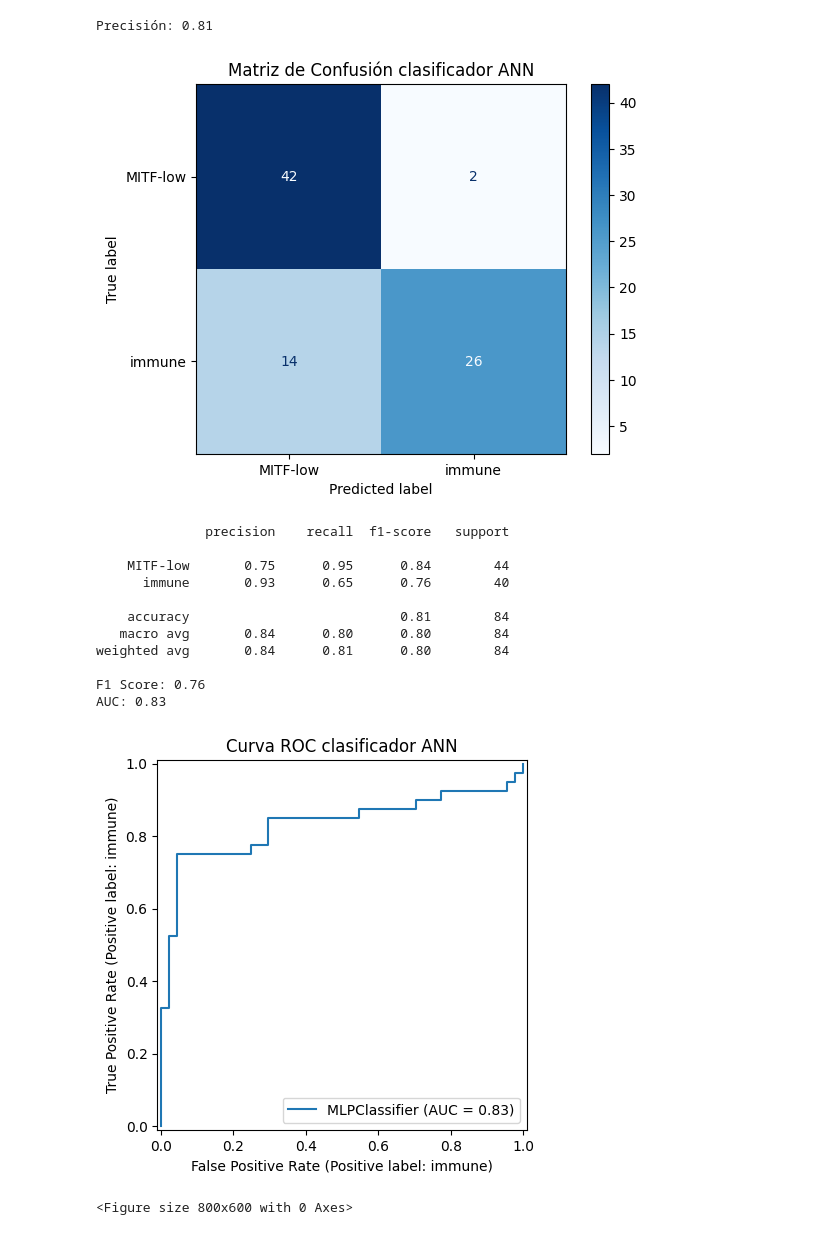
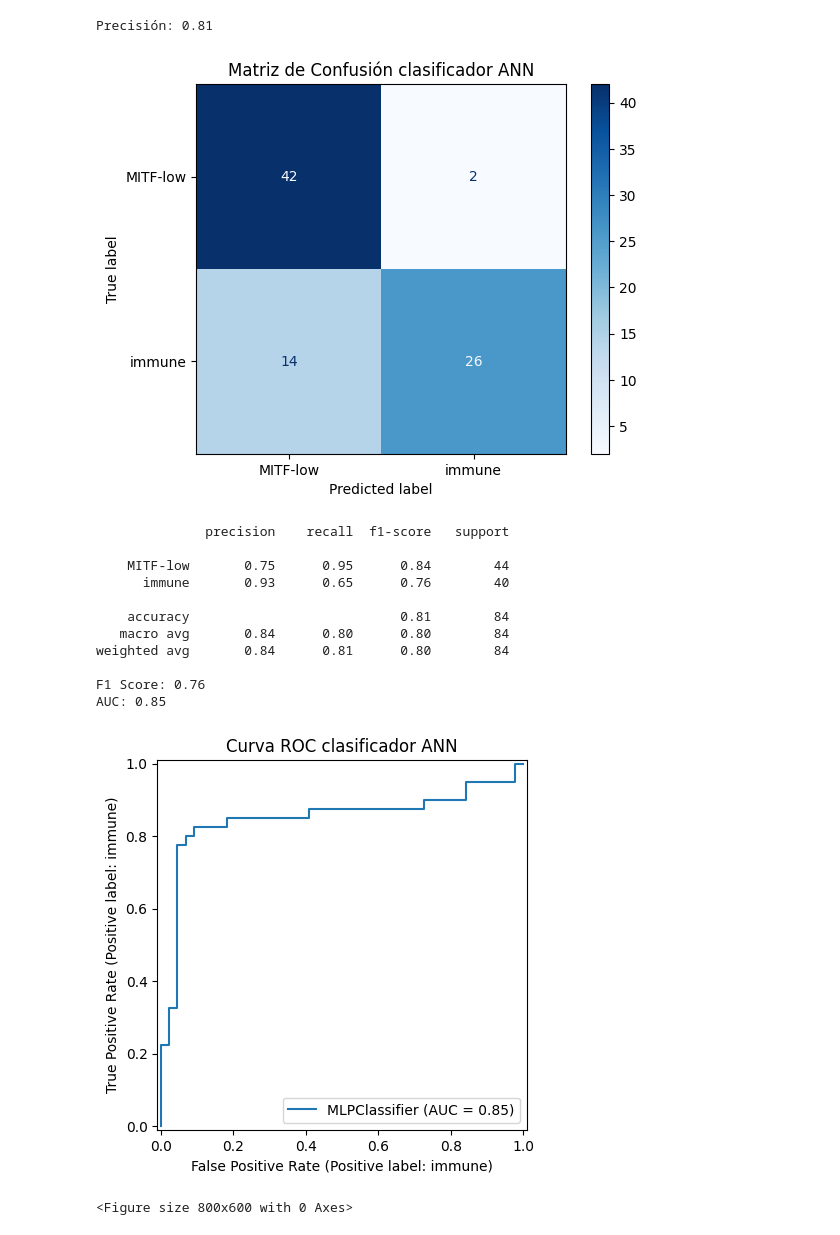
Before and after one commit to EnriGF/Proyecto_ML, a Jupyter notebook: RedesNeuronales.ipynb, the cells around one changed output. Drawn from its saved outputs; the diff is of its cells as text; code cells hidden in the pictures.

```diff
--- a/RedesNeuronales.ipynb
+++ b/RedesNeuronales.ipynb
@@ -37,12 +37,16 @@ Número de instancias en el conjunto de entrenamiento: 252; y test: 84
 # %%
 #Crear y entrenar la red neuronal
 from sklearn.neural_network import MLPClassifier
+from sklearn.preprocessing import StandardScaler
+scaler = StandardScaler()
+X_train_scaled = scaler.fit_transform(X_train)
+X_test_scaled = scaler.transform(X_test)
 clf = MLPClassifier(hidden_layer_sizes=(10,), max_iter=1000, random_state=42)
-clf.fit(X_train, y_train.squeeze()) #squeeze() para convertir la serie en un array unidimensional
+clf.fit(X_train_scaled, y_train.squeeze()) #squeeze() para convertir la serie en un array unidimensional
 
 #Evaluar el modelo
 from sklearn.metrics import accuracy_score
-y_pred = clf.predict(X_test)
+y_pred = clf.predict(X_test_scaled)
 acc = accuracy_score(y_test, y_pred)
 print(f'Precisión: {acc:.2f}')
 # %% [output]
@@ -50,36 +54,36 @@ Precisión: 0.81
 # %%
 #Vamos a mostrar diferentes métricas de evaluación
 import matplotlib.pyplot as plt
 from sklearn import metrics
 from sklearn.metrics import roc_curve, auc
-metrics.ConfusionMatrixDisplay.from_estimator(clf, X_test, y_test, cmap='Blues')
+metrics.ConfusionMatrixDisplay.from_estimator(clf, X_test_scaled, y_test, cmap='Blues')
 plt.title('Matriz de Confusión clasificador ANN')
 plt.show()
 
 print(metrics.classification_report(y_test, y_pred))
 f1 = metrics.f1_score(y_test,y_pred,pos_label='immune')
 print(f'F1 Score: {f1:.2f}')
 
-y_probs = clf.predict_proba(X_test)
+y_probs = clf.predict_proba(X_test_scaled)
 auc=metrics.roc_auc_score(y_test, y_probs[:,1])
 print(f'AUC: {auc:.2f}')
-metrics.RocCurveDisplay.from_estimator(clf, X_test,y_test)
+metrics.RocCurveDisplay.from_estimator(clf, X_test_scaled,y_test)
 plt.title('Curva ROC clasificador ANN')
 plt.show()
 # %% [output]
 [figure]
               precision    recall  f1-score   support
 
     MITF-low       0.75      0.95      0.84        44
       immune       0.93      0.65      0.76        40
 
     accuracy                           0.81        84
    macro avg       0.84      0.80      0.80        84
 weighted avg       0.84      0.81      0.80        84
 
 F1 Score: 0.76
-AUC: 0.83
+AUC: 0.85
-[figure, old version]
+[figure, new version]
 # %%
 #Creamos y entrenamos el clasificador con los datos 2D
 from sklearn.inspection import DecisionBoundaryDisplay
```
Also changed, not shown: parts of 2 cells of this notebook.
